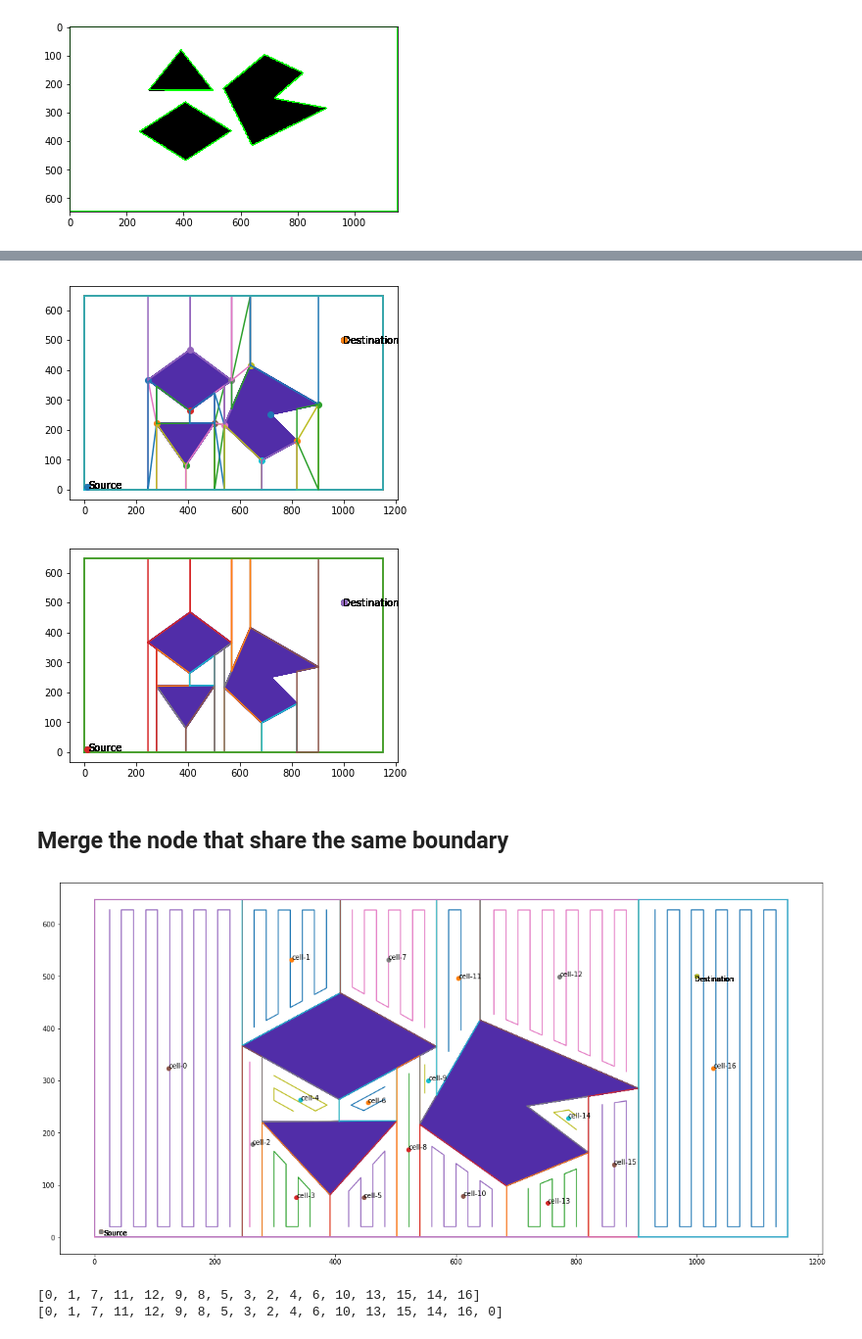
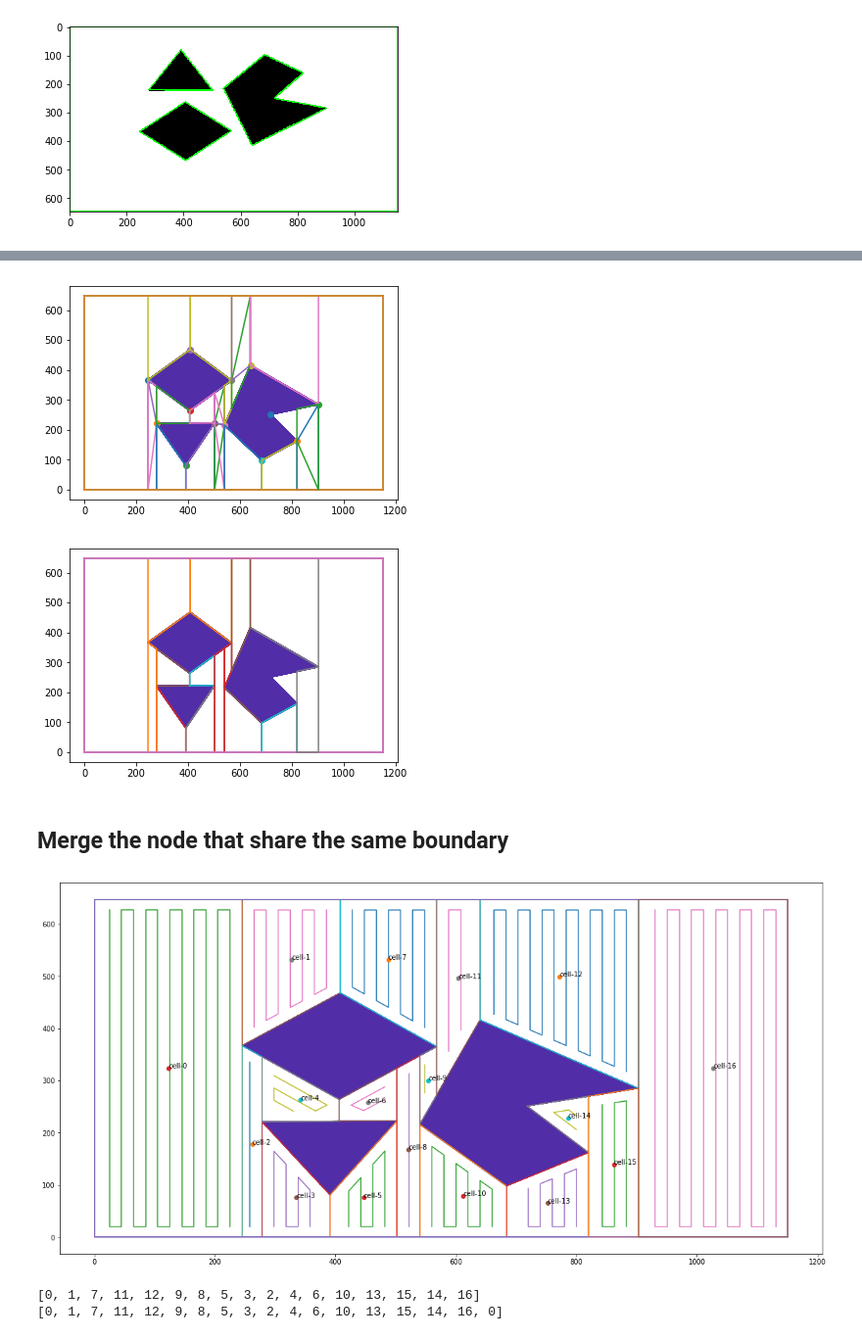
Before and after one commit to KunHanKH/Comple-Coverage-Path-PLanning-Based-on-Cell-Desomposition, a Jupyter notebook: Countour Detection and Polygon Approxiamation.ipynb, the cells around one changed output, grey strips where cells are left out. Shown at 98% size. Saved outputs shown, nothing was run; the diff lists cells and outputs as text; code cells hidden in the pictures.

Commit message:
delete the unuseful src and dest

```diff
--- a/Countour Detection and Polygon Approxiamation.ipynb
+++ b/Countour Detection and Polygon Approxiamation.ipynb
@@ -43,5 +44,5 @@ boundary_basic = [[x_limit_lower, y_limit_lower], [x_limit_upper, y_limit_lower]
 obstacles_basic = polygons[1:]
 source_basic, dest_basic = [[10, 10], [1000, 500]]
 # %%
-boundary, source, dest, sorted_vertices, obstacles = extract_vertex(boundary_basic, source_basic, dest_basic, obstacles_basic)
+boundary, sorted_vertices, obstacles = extract_vertex(boundary_basic, obstacles_basic)
 # %%
@@ -54,16 +55,16 @@ open_line_segments = get_vertical_line(sorted_vertices, obstacles,  y_limit_lowe
 # Find Polygon cells naiively. Will improve next.
 # open_line_segments and sorted_vertices has the same order of points, based on the x_value
 quad_cells, left_tri_cells, right_tri_cells = generate_naive_polygon(open_line_segments, sorted_vertices, obstacles)
-draw_cell(quad_cells, boundary, obstacles, source, dest)
+draw_cell(quad_cells, boundary, obstacles)
 # %% [output]
-[figure, old version]
+[figure, new version]
 # %%
 #-------------------------------------------------------
 # Merge overlapping Polygons
 merge_overlapping_quad_cell(quad_cells)
-draw_cell(quad_cells, boundary, obstacles, source, dest)
+draw_cell(quad_cells, boundary, obstacles)
 # %% [output]
-[figure, old version]
+[figure, new version]
 # %%
 # ------------------------------------------------------
 # Add boundary lines
@@ -118,27 +119,27 @@ nodes = generate_node_set(all_cell, width, safeWidth=20)
 # %%
 #-------------------------------------------------------
 # Plot final cells
 plt.figure(figsize=(20,10))
 for index, i in enumerate(nodes):
-    draw_problem(boundary, obstacles, source, dest)
+    draw_problem(boundary, obstacles)
 #     plt.figure(index)
     x = [j.x for j in i.polygon]
     x.append(x[0])
     y = [j.y for j in i.polygon]
     y.append(y[0])
     plt.plot(x, y)
 
     path_x = [pnt.x for pnt in i.inside_path]
     path_y = [pnt.y for pnt in i.inside_path]
     plt.plot(path_x, path_y)
 #     for pnt in path_pnts:
 #         plt.plot(pnt.x, pnt.y, marker="o")
 
     center = centroid(i.polygon)
     plt.plot(center.x, center.y, marker="o")
     plt.annotate('cell-{}'.format(index), xy=(center.x, center.y))
 # %% [output]
-[figure, old version]
+[figure, new version]
 # %%
 # get the adjacency matrix
 adjacency_matrix = get_adjacency_matrix(nodes)
```
Also changed, not shown: parts of 5 cells of this notebook, 1 other file.
